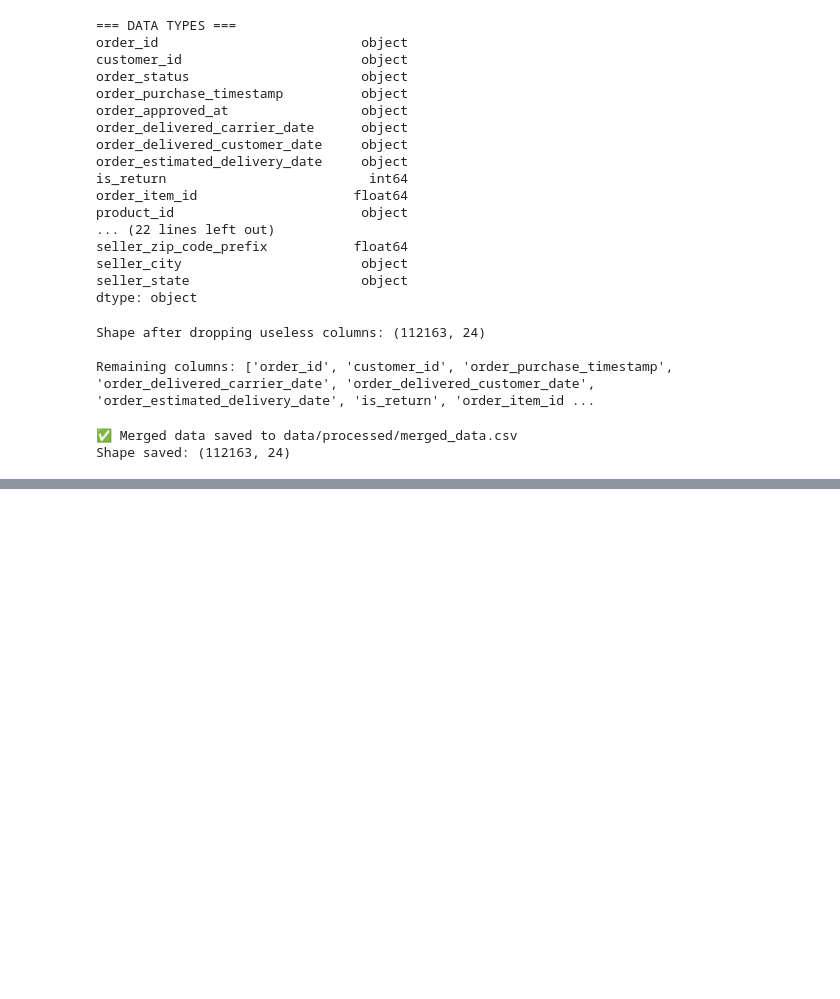
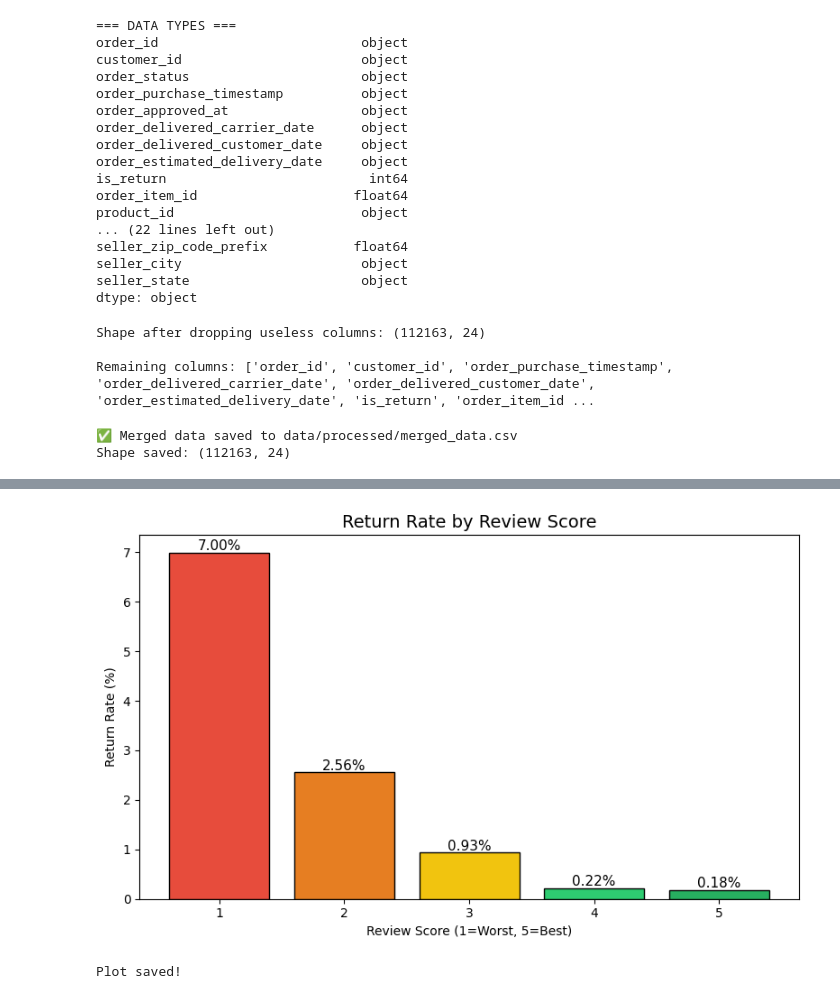
Before and after one commit to Dhayanidhi-96/ecommerce-return-prediction, a Jupyter notebook: notebooks/01_eda.ipynb, the cells around one changed output, grey strips where cells are left out. Drawn from its saved outputs; the diff is of its cells as text; code cells hidden in the pictures; blank space fills up the shorter version.

```diff
--- a/notebooks/01_eda.ipynb
+++ b/notebooks/01_eda.ipynb
@@ -225,0 +301,24 @@ Shape saved: (112163, 24)
+# %%
+#review score vs return rate
+review_stats = df.groupby('review_score')['is_return'].mean() * 100
+
+plt.figure(figsize=(8, 5))
+bars = plt.bar(review_stats.index, review_stats.values,
+               color=['#e74c3c', '#e67e22', '#f1c40f', '#2ecc71', '#27ae60'],
+               edgecolor='black')
+plt.title('Return Rate by Review Score', fontsize=14)
+plt.xlabel('Review Score (1=Worst, 5=Best)')
+plt.ylabel('Return Rate (%)')
+
+#add value labels on bars
+for bar, val in zip(bars, review_stats.values):
+    plt.text(bar.get_x() + bar.get_width()/2, bar.get_height() + 0.05,
+             f'{val:.2f}%', ha='center', fontsize=11)
+
+plt.tight_layout()
+plt.savefig('../data/processed/review_score_return_rate.png')
+plt.show()
+print("Plot saved!")
+# %% [output]
+[figure, added]
+Plot saved!
```
Also changed, not shown: parts of 7 cells of this notebook.
